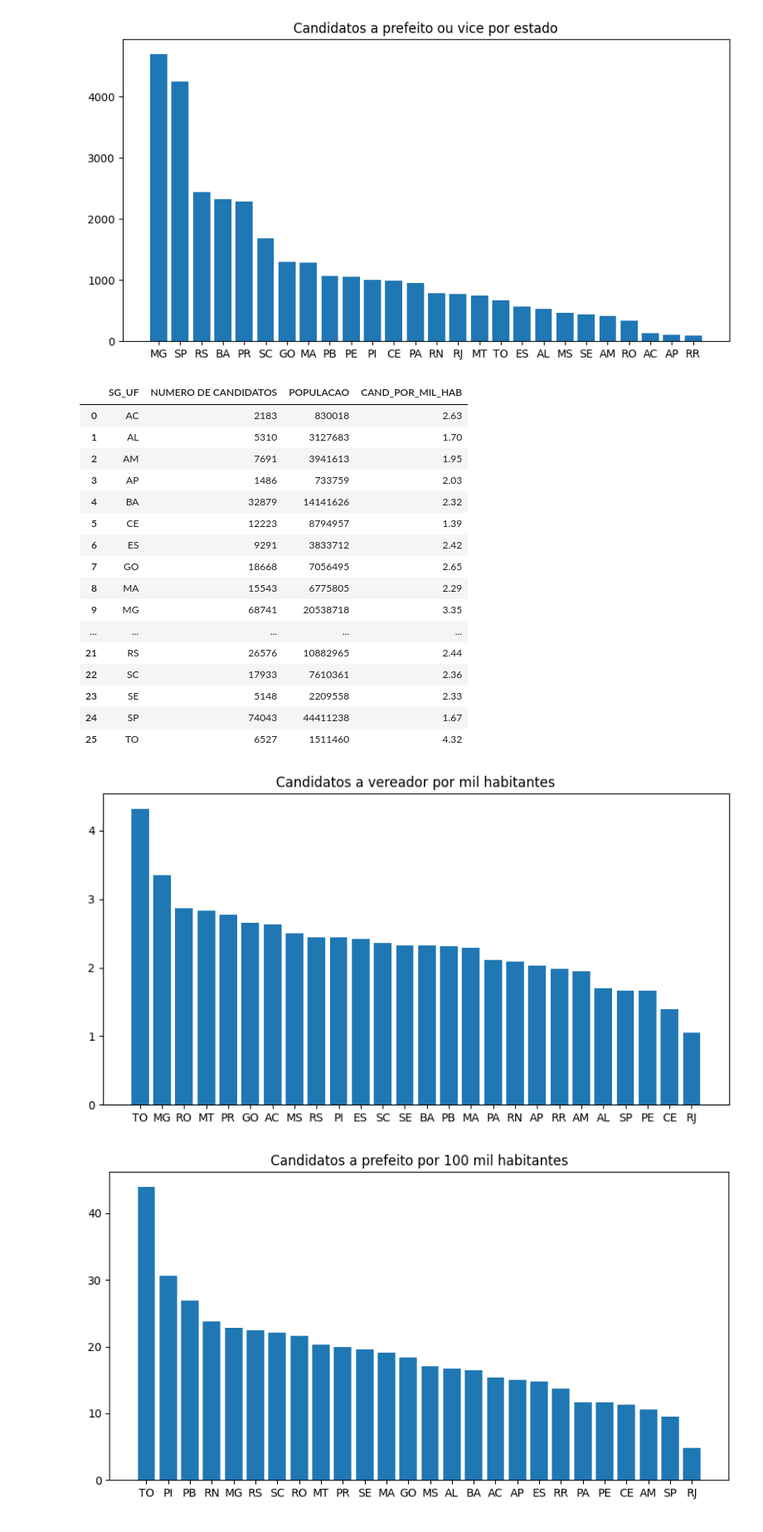
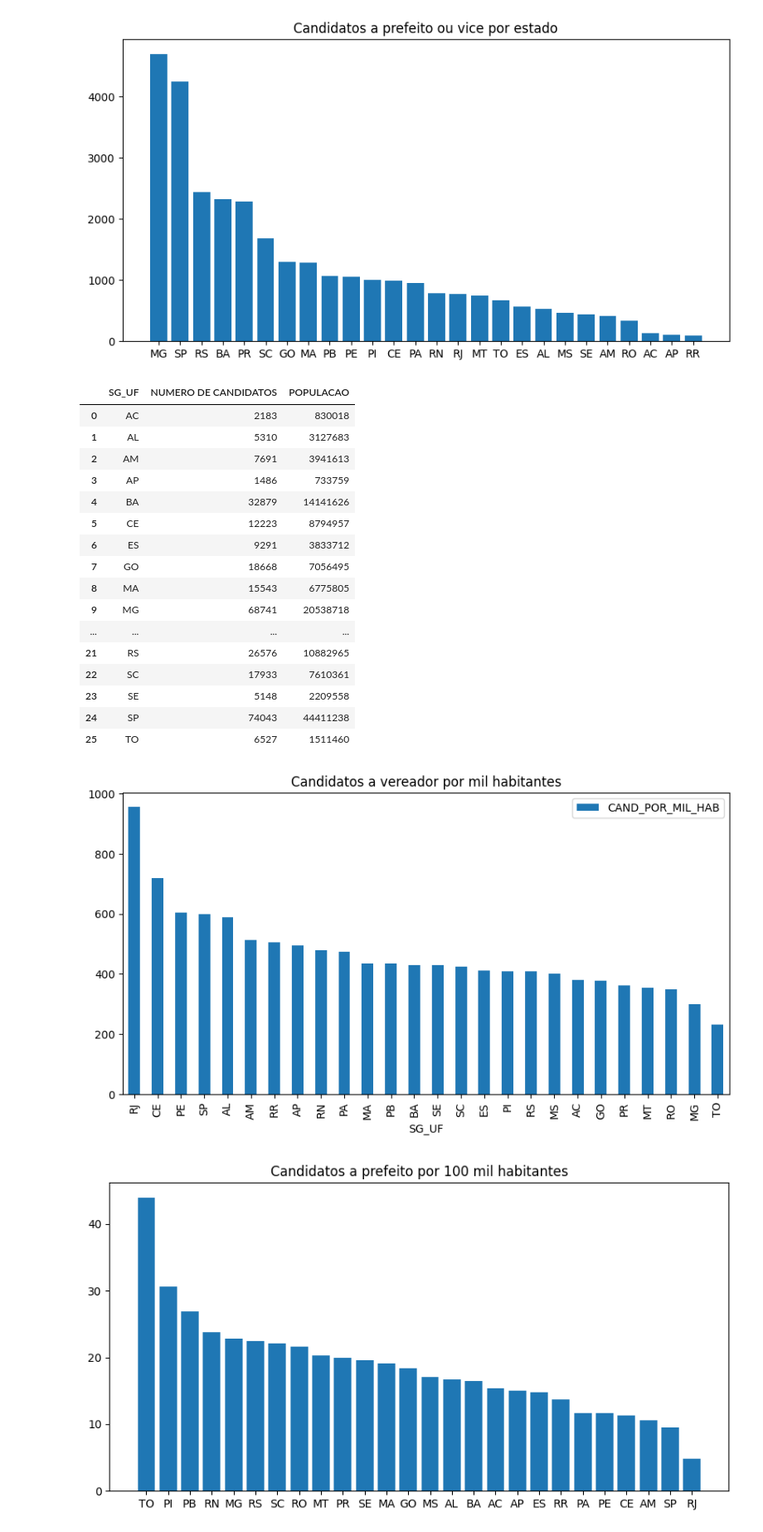
Before and after one commit to nfmmendes/eleicoes-2024-brasil, a Jupyter notebook: Eleições 2024.ipynb, the cells around one changed output. Shown at 83% size. Drawn from its saved outputs; the diff is of its cells as text; code cells hidden in the pictures.

Commit message:
Refactor chart creation

```diff
--- a/Eleições 2024.ipynb
+++ b/Eleições 2024.ipynb
@@ -29,31 +29,27 @@ df_candidatos_vereador_by_uf = df_candidatos_vereador_by_uf.merge(populcacao_por
 # %%
 display(df_candidatos_vereador_by_uf.rename(columns={"NM_URNA_CANDIDATO": "NUMERO DE CANDIDATOS"}).sort_values(by="SG_UF").reset_index(drop=True))
 df_candidatos_vereador_by_uf.assign(CAND_POR_MIL_HAB = lambda x : round(x.POPULACAO/x.NM_URNA_CANDIDATO, 2))\
-                            .sort_values(by="CAND_POR_MIL_HAB", ascending=False)
-
-fig, ax = plt.subplots(figsize=(10, 5))
-ax.bar(df_candidatos_vereador_by_uf["SG_UF"], df_candidatos_vereador_by_uf["CAND_POR_MIL_HAB"]);
-ax.set_title("Candidatos a vereador por mil habitantes")
-plt.show()
+                            .sort_values(by="CAND_POR_MIL_HAB", ascending=False)\
+                            .plot("SG_UF", "CAND_POR_MIL_HAB", kind="bar", title="Candidatos a vereador por mil habitantes", figsize=(10, 5));
 # %% [output]
-|  | SG_UF | NUMERO DE CANDIDATOS | POPULACAO | CAND_POR_MIL_HAB |
-| 0 | AC | 2183 | 830018 | 2.63 |
-| 1 | AL | 5310 | 3127683 | 1.70 |
-| 2 | AM | 7691 | 3941613 | 1.95 |
-| 3 | AP | 1486 | 733759 | 2.03 |
-| 4 | BA | 32879 | 14141626 | 2.32 |
-| 5 | CE | 12223 | 8794957 | 1.39 |
-| 6 | ES | 9291 | 3833712 | 2.42 |
-| 7 | GO | 18668 | 7056495 | 2.65 |
-| 8 | MA | 15543 | 6775805 | 2.29 |
-| 9 | MG | 68741 | 20538718 | 3.35 |
-| ... | ... | ... | ... | ... |
-| 21 | RS | 26576 | 10882965 | 2.44 |
-| 22 | SC | 17933 | 7610361 | 2.36 |
-| 23 | SE | 5148 | 2209558 | 2.33 |
-| 24 | SP | 74043 | 44411238 | 1.67 |
-| 25 | TO | 6527 | 1511460 | 4.32 |
+|  | SG_UF | NUMERO DE CANDIDATOS | POPULACAO |
+| 0 | AC | 2183 | 830018 |
+| 1 | AL | 5310 | 3127683 |
+| 2 | AM | 7691 | 3941613 |
+| 3 | AP | 1486 | 733759 |
+| 4 | BA | 32879 | 14141626 |
+| 5 | CE | 12223 | 8794957 |
+| 6 | ES | 9291 | 3833712 |
+| 7 | GO | 18668 | 7056495 |
+| 8 | MA | 15543 | 6775805 |
+| 9 | MG | 68741 | 20538718 |
+| ... | ... | ... | ... |
+| 21 | RS | 26576 | 10882965 |
+| 22 | SC | 17933 | 7610361 |
+| 23 | SE | 5148 | 2209558 |
+| 24 | SP | 74043 | 44411238 |
+| 25 | TO | 6527 | 1511460 |
-[figure, old version]
+[figure, new version]
 # %%
 df_candidatos_prefeitura_by_uf = df_candidatos_prefeitura_by_uf.merge(populcacao_por_estados, on="SG_UF")
 df_candidatos_prefeitura_by_uf["CAND_POR_100MIL_HAB"] = df_candidatos_prefeitura_by_uf["NM_URNA_CANDIDATO"]/(df_candidatos_prefeitura_by_uf["POPULACAO"]/100000)
```
